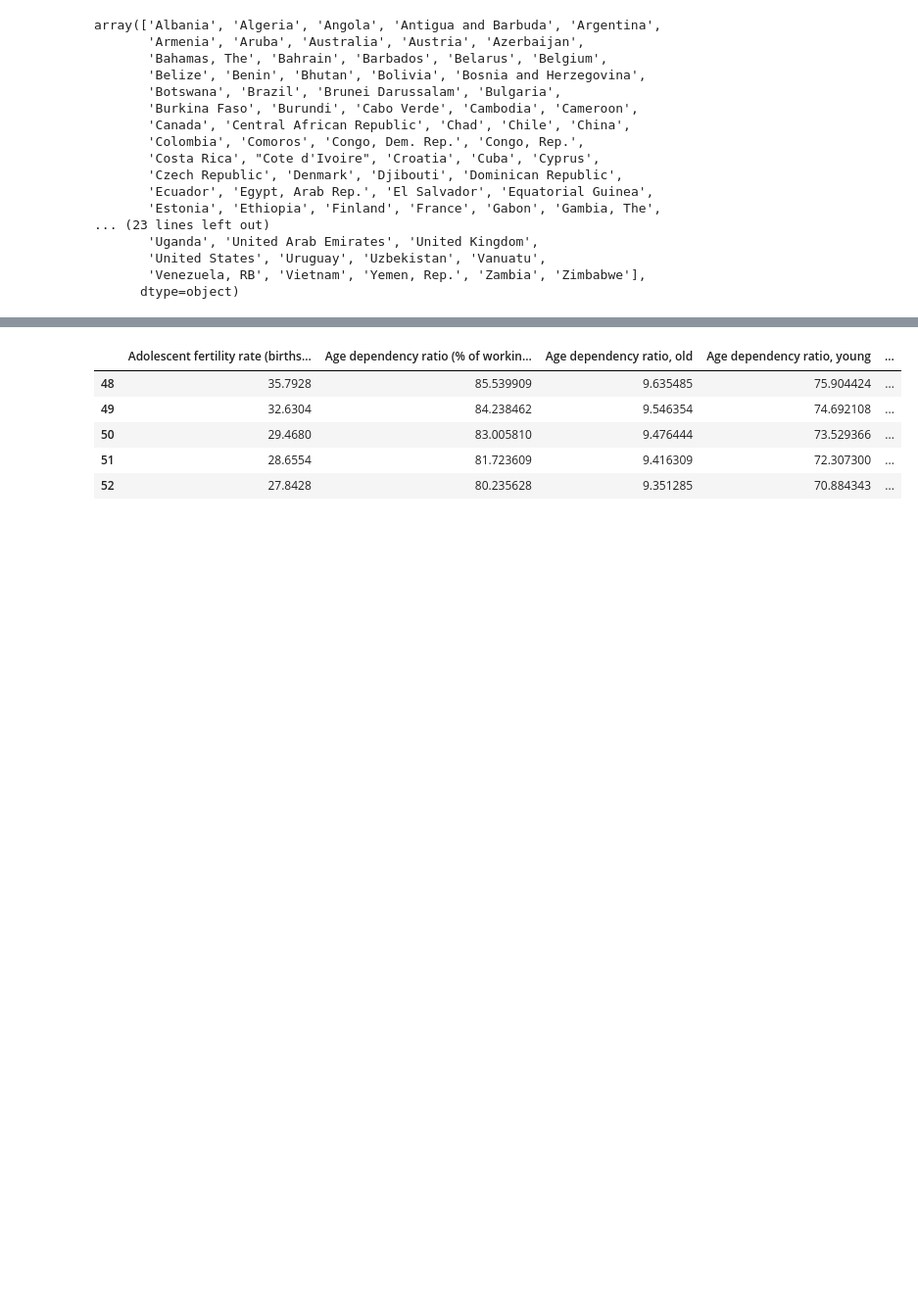
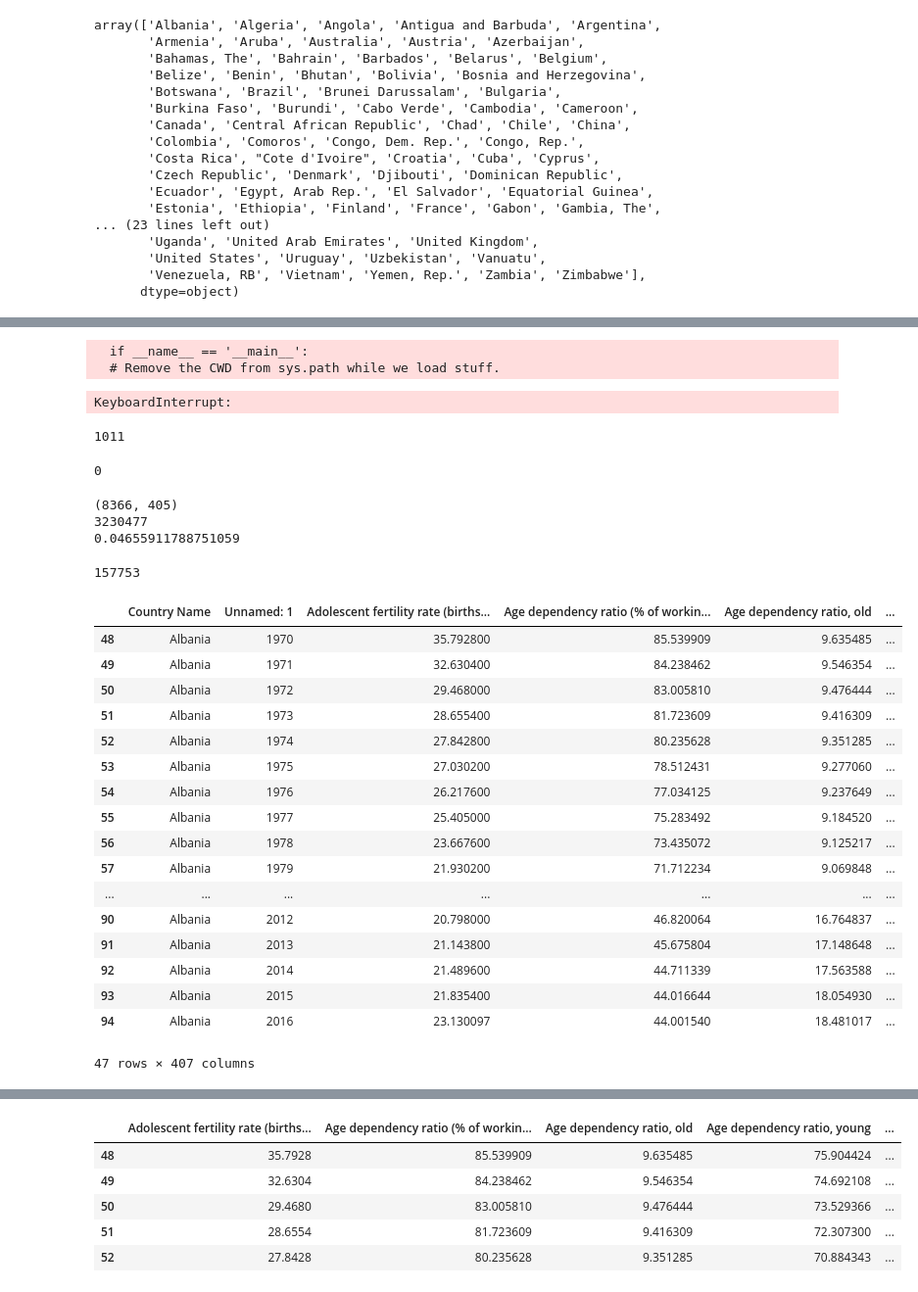
Before and after one commit to jakebobu/world-bank, a Jupyter notebook: row_and_column_selection.ipynb, the cells around one changed output, grey strips where cells are left out. Shown at 98% size. Saved outputs shown, nothing was run; the diff lists cells and outputs as text; code cells hidden in the pictures; blank space fills up the shorter version.

```diff
--- a/row_and_column_selection.ipynb
+++ b/row_and_column_selection.ipynb
@@ -151,3 +231,72 @@ for col in df_droped.columns:
+# %%
+err, count=0, 0
+df_values_after.groupby('Country Name')
+i=0
+for group in df_values_after.groupby('Country Name'):
+    arr = np.array(group[1].values)
+    #print(arr.shape)
+    for c in range(2,len(arr[0])):
+        for r in range(len(arr)):
+            forward=np.array(pd.ewma(pd.Series(arr[:,c]), span=3))
+            backward=np.array(pd.ewma(pd.Series(arr[:,c][::-1]), span=3)[::-1])
+           # print(a)
+           # print(b)
+            #break
+            s=np.nanmean(np.vstack((forward,backward)),axis=0)
+            if math.isnan(arr[r,c]):
+                arr[r,c]=s[r]
+            else:
+                err+=np.square(arr[r,c]-s[r])
+                count+=1
+    if i == 0:
+        val=arr
+    else:
+        np.concatenate((val, arr), axis=0)
+    if i == 3:
+        break
+    i+=1
+print(val.shape)
+# %% [output]
+  if __name__ == '__main__':
+  # Remove the CWD from sys.path while we load stuff.
+KeyboardInterrupt:
+# %%
+print(group[1].isnull().sum().sum())
+pd.DataFrame(arr).isnull().sum().sum()
+# %% [output]
+1011
+0
+# %%
+print(df_values_after.shape)
+print(df_values_after.count().sum())
+print(157753/(157753+3230477))
+df_values_after.isnull().sum().sum()
+# %% [output]
+(8366, 405)
+3230477
+0.04655911788751059
+157753
+# %%
+df_filled_ind[df_filled_ind['Country Name']=='Albania']
+# %% [output]
+|  | Country Name | Unnamed: 1 | Adolescent fertility rate (births... | Age dependency ratio (% of workin... | Age dependency ratio, old | ... |
+| 48 | Albania | 1970 | 35.792800 | 85.539909 | 9.635485 | ... |
+| 49 | Albania | 1971 | 32.630400 | 84.238462 | 9.546354 | ... |
+| 50 | Albania | 1972 | 29.468000 | 83.005810 | 9.476444 | ... |
+| 51 | Albania | 1973 | 28.655400 | 81.723609 | 9.416309 | ... |
+| 52 | Albania | 1974 | 27.842800 | 80.235628 | 9.351285 | ... |
+| 53 | Albania | 1975 | 27.030200 | 78.512431 | 9.277060 | ... |
+| 54 | Albania | 1976 | 26.217600 | 77.034125 | 9.237649 | ... |
+| 55 | Albania | 1977 | 25.405000 | 75.283492 | 9.184520 | ... |
+| 56 | Albania | 1978 | 23.667600 | 73.435072 | 9.125217 | ... |
+| 57 | Albania | 1979 | 21.930200 | 71.712234 | 9.069848 | ... |
+| ... | ... | ... | ... | ... | ... | ... |
+| 90 | Albania | 2012 | 20.798000 | 46.820064 | 16.764837 | ... |
+| 91 | Albania | 2013 | 21.143800 | 45.675804 | 17.148648 | ... |
+| 92 | Albania | 2014 | 21.489600 | 44.711339 | 17.563588 | ... |
+| 93 | Albania | 2015 | 21.835400 | 44.016644 | 18.054930 | ... |
+| 94 | Albania | 2016 | 23.130097 | 44.001540 | 18.481017 | ... |
+47 rows × 407 columns
 # %%
 from fancyimpute import KNN
 df_numeric = df_droped.select_dtypes(include=[np.float]).as_matrix()
```
Also changed, not shown: parts of 12 cells of this notebook, 5 other files.
